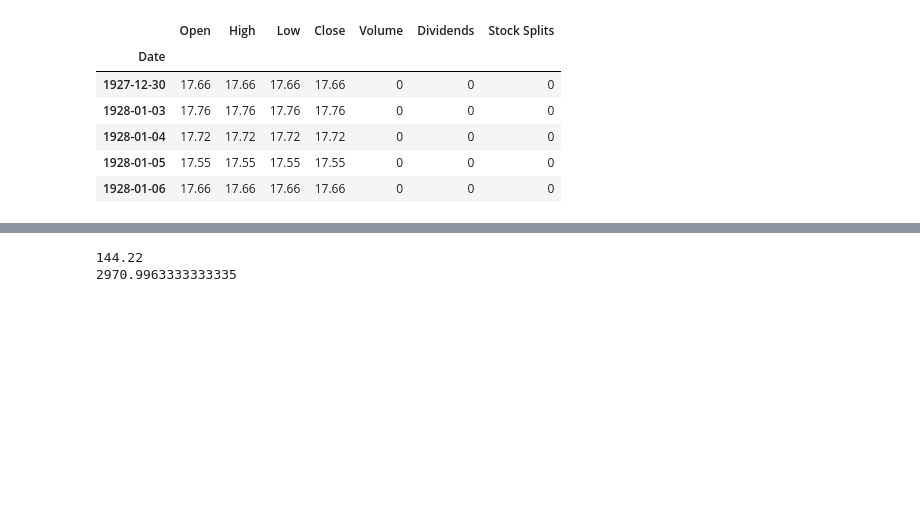
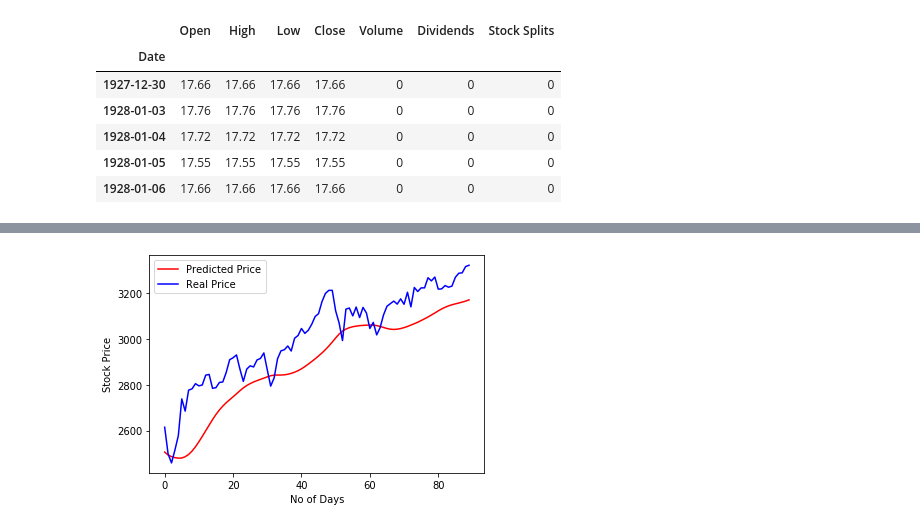
Before and after one commit to aghelinejad/MLOps-StockPrediction, a Jupyter notebook: Base-Model-V1.ipynb, the cells around one changed output, grey strips where cells are left out. Saved outputs shown, nothing was run; the diff lists cells and outputs as text; code cells hidden in the pictures; blank space fills up the shorter version.

```diff
--- a/Base-Model-V1.ipynb
+++ b/Base-Model-V1.ipynb
@@ -202,7 +194,8 @@ for i in range(len(test_data)):
 x_test = np.array(x_test)
 x_test = np.reshape(x_test, newshape=(x_test.shape[0], x_test.shape[1], 1))
 # %%
-y_test = test_data.reshape(-1, 1)
+y_true = test_data.reshape(-1, 1)
+y_test = scaler.transform(y_true)
 
 predictions = model.predict(x_test)
 predictions = scaler.inverse_transform(predictions)
@@ -229,11 +215,12 @@ model.evaluate(x_test, y_test)
-# %%
-from sklearn.metrics import mean_squared_error
-RMSE = round(np.sqrt(mean_squared_error(y_test, predictions)), 2)
-print(RMSE)
-print(y_test.mean())
-# %% [output]
-144.22
-2970.9963333333335
+# %%
+plt.plot(predictions, color='red', label='Predicted Price')
+plt.plot(y_true, color='blue', label='Real Price')
+plt.xlabel('No of Days')
+plt.ylabel('Stock Price')
+plt.legend()
+plt.show()
+# %% [output]
+[figure, added]
 # %%
 # Save model
 import joblib
```
Also changed, not shown: parts of 19 cells of this notebook, 4 other files.
